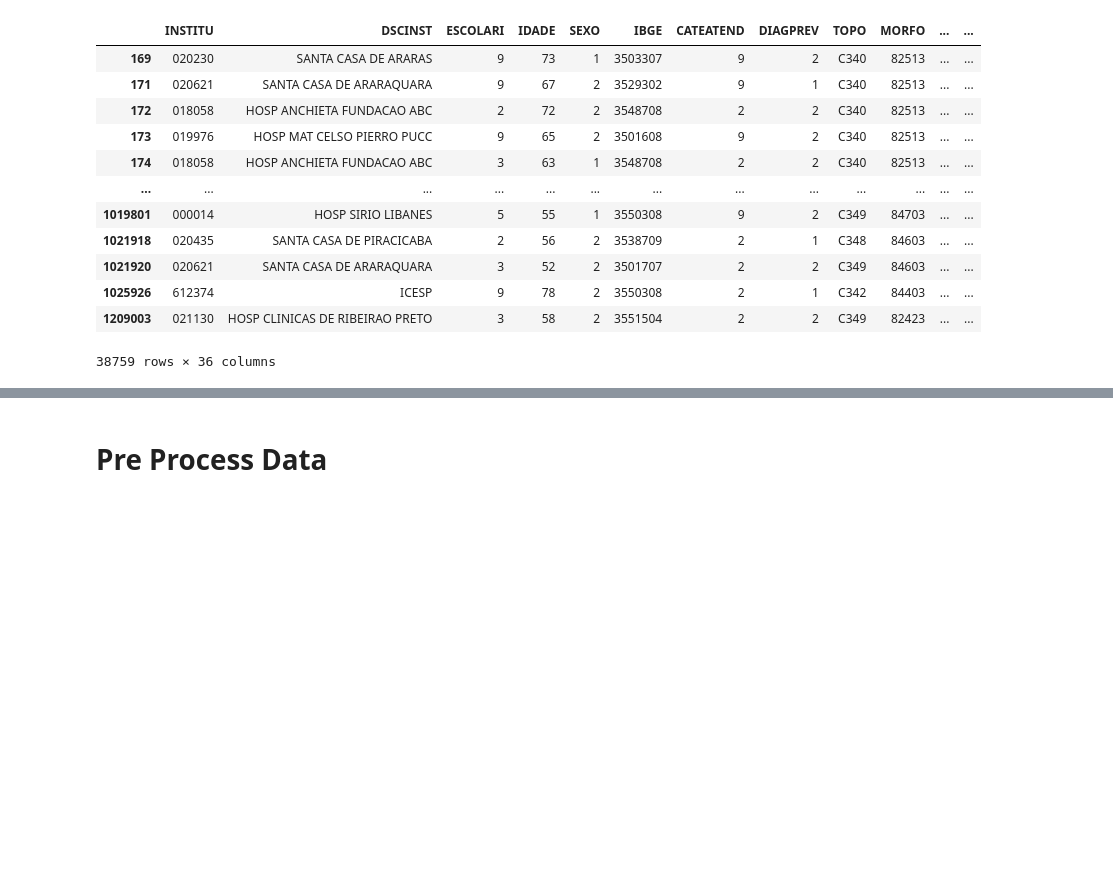
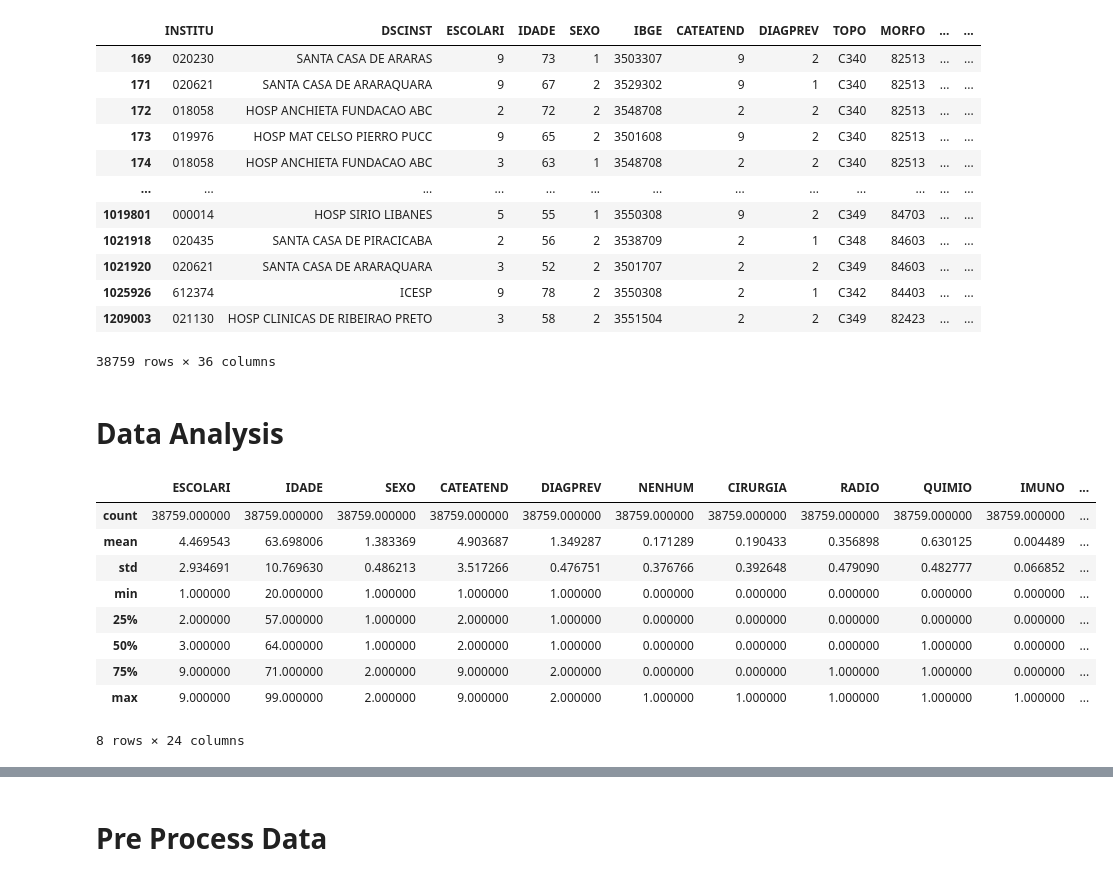
Before and after one commit to Lelozitos/HealthML, a Jupyter notebook: study.ipynb, the cells around one changed output, grey strips where cells are left out. Saved outputs shown, nothing was run; the diff lists cells and outputs as text; code cells hidden in the pictures; blank space fills up the shorter version.

```diff
--- a/study.ipynb
+++ b/study.ipynb
@@ -370,3 +375,18 @@ data
 | 1025926 | 612374 | ICESP | 9 | 78 | 2 | 3550308 | 2 | 1 | C342 | 84403 | ... | ... |
 | 1209003 | 021130 | HOSP CLINICAS DE RIBEIRAO PRETO | 3 | 58 | 2 | 3551504 | 2 | 2 | C349 | 82423 | ... | ... |
 38759 rows × 36 columns
+# %% [markdown]
+# **__Data Analysis__**
+# %%
+data.describe()
+# %% [output]
+|  | ESCOLARI | IDADE | SEXO | CATEATEND | DIAGPREV | NENHUM | CIRURGIA | RADIO | QUIMIO | IMUNO | ... |
+| count | 38759.000000 | 38759.000000 | 38759.000000 | 38759.000000 | 38759.000000 | 38759.000000 | 38759.000000 | 38759.000000 | 38759.000000 | 38759.000000 | ... |
+| mean | 4.469543 | 63.698006 | 1.383369 | 4.903687 | 1.349287 | 0.171289 | 0.190433 | 0.356898 | 0.630125 | 0.004489 | ... |
+| std | 2.934691 | 10.769630 | 0.486213 | 3.517266 | 0.476751 | 0.376766 | 0.392648 | 0.479090 | 0.482777 | 0.066852 | ... |
+| min | 1.000000 | 20.000000 | 1.000000 | 1.000000 | 1.000000 | 0.000000 | 0.000000 | 0.000000 | 0.000000 | 0.000000 | ... |
+| 25% | 2.000000 | 57.000000 | 1.000000 | 2.000000 | 1.000000 | 0.000000 | 0.000000 | 0.000000 | 0.000000 | 0.000000 | ... |
+| 50% | 3.000000 | 64.000000 | 1.000000 | 2.000000 | 1.000000 | 0.000000 | 0.000000 | 0.000000 | 1.000000 | 0.000000 | ... |
+| 75% | 9.000000 | 71.000000 | 2.000000 | 9.000000 | 2.000000 | 0.000000 | 0.000000 | 1.000000 | 1.000000 | 0.000000 | ... |
+| max | 9.000000 | 99.000000 | 2.000000 | 9.000000 | 2.000000 | 1.000000 | 1.000000 | 1.000000 | 1.000000 | 1.000000 | ... |
+8 rows × 24 columns
```
Also changed, not shown: parts of 8 cells of this notebook, 1 other file.
